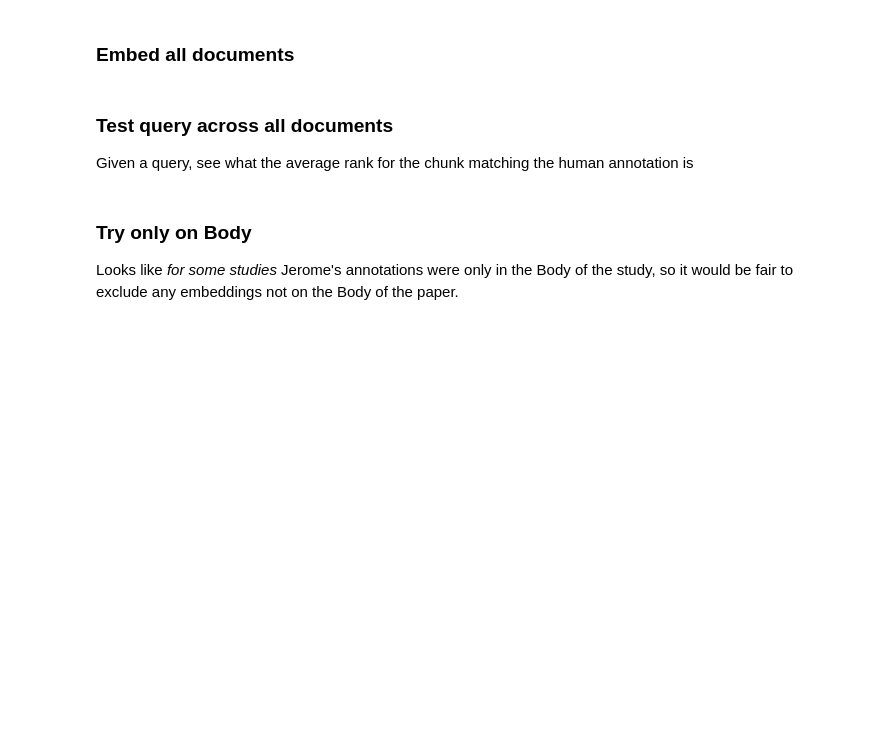
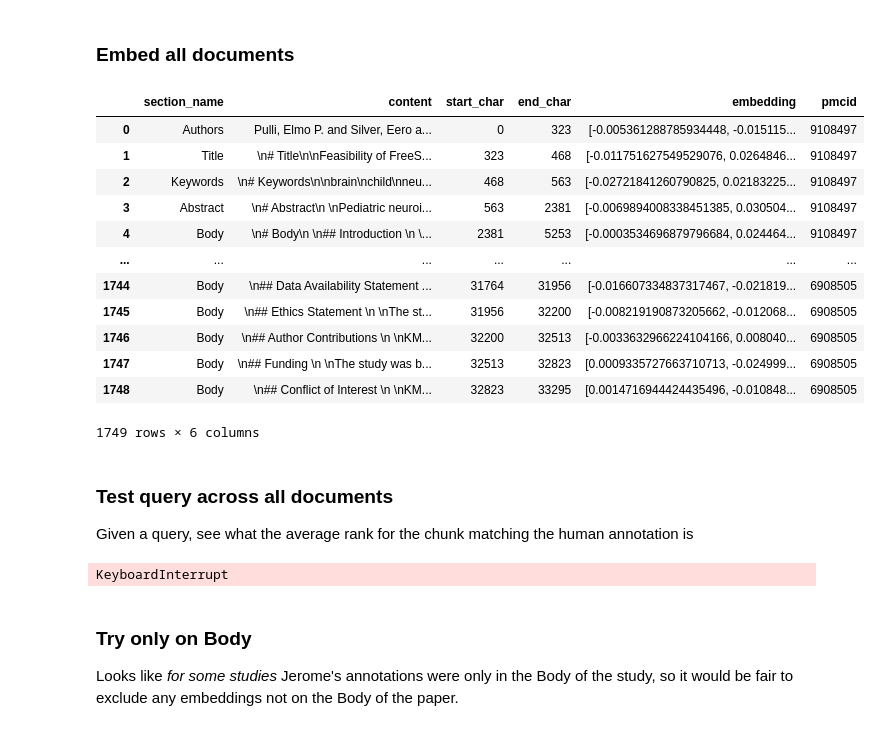
Before and after one commit to adelavega/biomed-llm-retrieval, a Jupyter notebook: 3) Full Text Search evaluation.ipynb, the cells around one changed output. Cells and saved outputs as stored; diff of their text form; code cells hidden in the pictures; blank space fills up the shorter version.

```diff
--- a/3) Full Text Search evaluation.ipynb
+++ b/3) Full Text Search evaluation.ipynb
@@ -46,9 +86,21 @@ import pickle
 # pickle.dump(single_group_embeddings, open('data/single_group_embeddings.pkl', 'wb'))
 # %%
 single_group_embeddings = pickle.load(open('data/single_group_embeddings.pkl', 'rb'))
-# %% [markdown]
-### Test query across all documents
-
-Given a query, see what the average rank for the chunk matching the human annotation is
 # %%
 single_group_embeddings = pd.DataFrame(single_group_embeddings)
+# %%
+single_group_embeddings.i
+# %% [output]
+|  | section_name | content | start_char | end_char | embedding | pmcid |
+| 0 | Authors | Pulli, Elmo P. and Silver, Eero a... | 0 | 323 | [-0.005361288785934448, -0.015115... | 9108497 |
+| 1 | Title | \n# Title\n\nFeasibility of FreeS... | 323 | 468 | [-0.011751627549529076, 0.0264846... | 9108497 |
+| 2 | Keywords | \n# Keywords\n\nbrain\nchild\nneu... | 468 | 563 | [-0.02721841260790825, 0.02183225... | 9108497 |
+| 3 | Abstract | \n# Abstract\n \nPediatric neuroi... | 563 | 2381 | [-0.0069894008338451385, 0.030504... | 9108497 |
+| 4 | Body | \n# Body\n \n## Introduction \n \... | 2381 | 5253 | [-0.0003534696879796684, 0.024464... | 9108497 |
+| ... | ... | ... | ... | ... | ... | ... |
+| 1744 | Body | \n## Data Availability Statement ... | 31764 | 31956 | [-0.016607334837317467, -0.021819... | 6908505 |
+| 1745 | Body | \n## Ethics Statement \n \nThe st... | 31956 | 32200 | [-0.008219190873205662, -0.012068... | 6908505 |
+| 1746 | Body | \n## Author Contributions \n \nKM... | 32200 | 32513 | [-0.0033632966224104166, 0.008040... | 6908505 |
+| 1747 | Body | \n## Funding \n \nThe study was b... | 32513 | 32823 | [0.0009335727663710713, -0.024999... | 6908505 |
+| 1748 | Body | \n## Conflict of Interest \n \nKM... | 32823 | 33295 | [0.0014716944424435496, -0.010848... | 6908505 |
+1749 rows × 6 columns
@@ -55,3 +111,7 @@ single_group_embeddings = pd.DataFrame(single_group_embeddings)
+# %% [markdown]
+### Test query across all documents
+
+Given a query, see what the average rank for the chunk matching the human annotation is
 # %%
 import numpy as np
 
@@ -95,8 +160,10 @@ queries = ['ljskfdklsjdfk', 'Methods section', 'Number of participants',
            'How many participants or subjects were recruited for this study?',
            'How many participants were recruited for this study?']
 # %%
-# for q in queries:
-#     evaluate_query_across_docs(single_group_embeddings, single_group, q)
+for q in queries:
+    evaluate_query_across_docs(single_group_embeddings, single_group, q)
+# %% [output]
+KeyboardInterrupt
 # %% [markdown]
 ### Try only on Body
 
```
Also changed, not shown: parts of 12 cells of this notebook, 5 other files.
